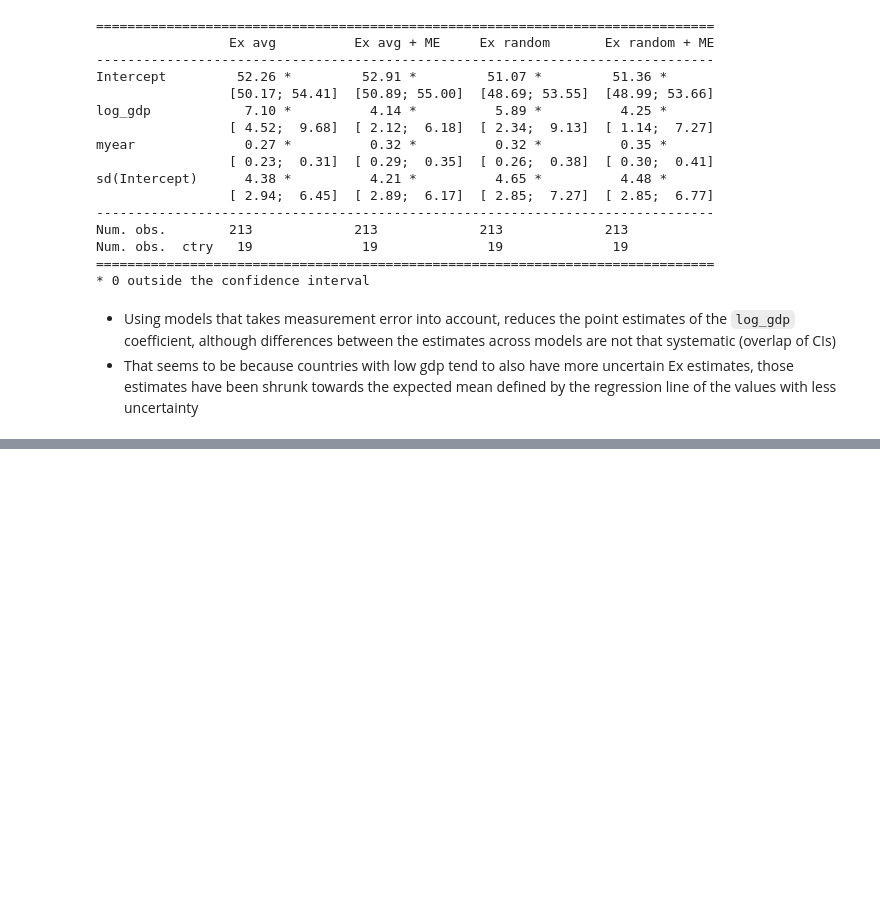
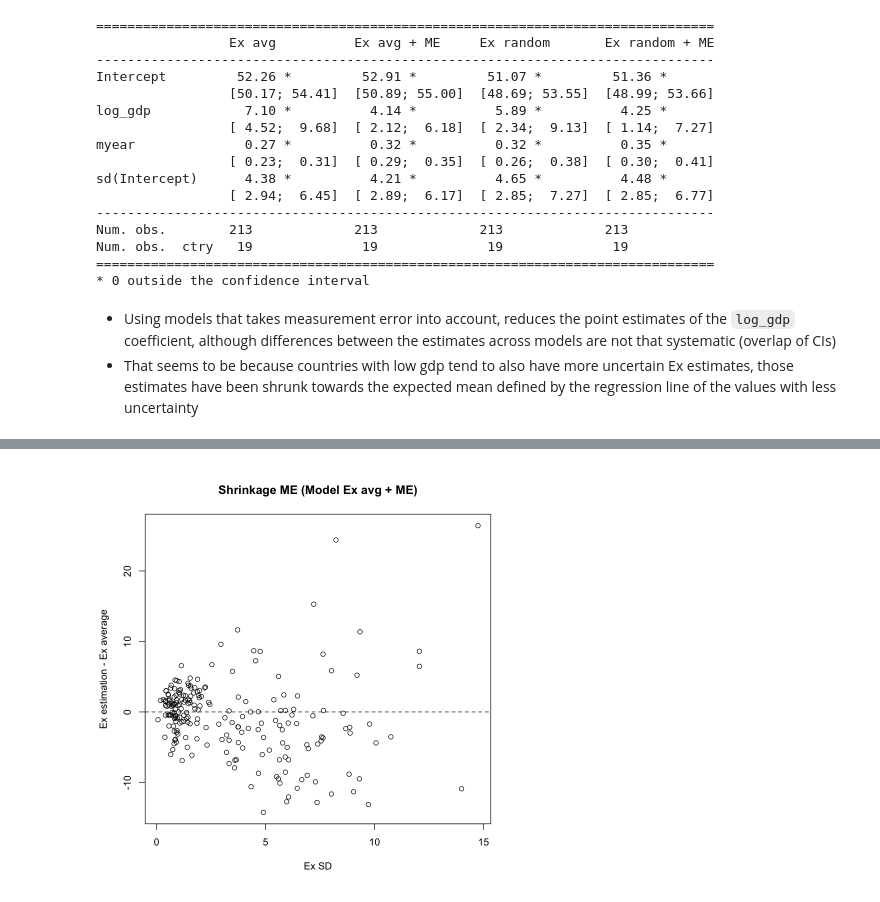
Before and after one commit to sdaza/lambda-uncertainty, a Jupyter notebook: notebooks/measurement-examples.ipynb, the cells around one changed output, grey strips where cells are left out. Drawn from its saved outputs; the diff is of its cells as text; code cells hidden in the pictures; blank space fills up the shorter version.

```diff
--- a/notebooks/measurement-examples.ipynb
+++ b/notebooks/measurement-examples.ipynb
@@ -115,0 +121,8 @@ Num. obs.  ctry   19              19              19              19
+# %%
+sdat[, m2_estimation := fitted(m2)[,1]]
+sdat[, diff_m2 := ex_obs_mean - m2_estimation]
+plot(sdat$sd_ex, sdat$diff_m2, main = "Shrinkage ME (Model Ex avg + ME)",
+    xlab = "Ex SD", ylab = "Ex estimation - Ex average")
+abline(h = 0, lwd=1, lty=2)
+# %% [output]
+[figure, added]
```
Also changed, not shown: parts of 1 cell of this notebook.
